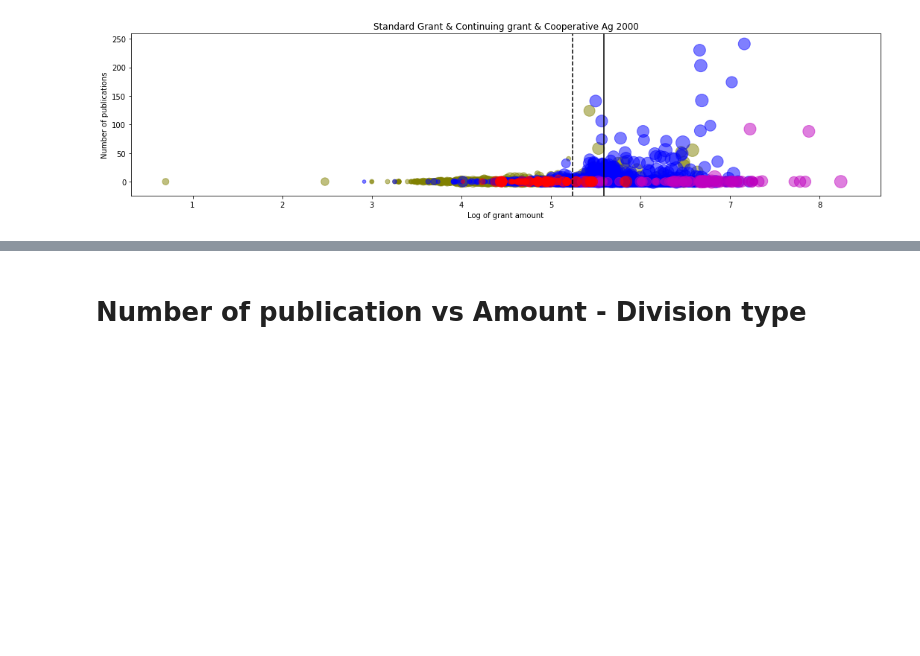
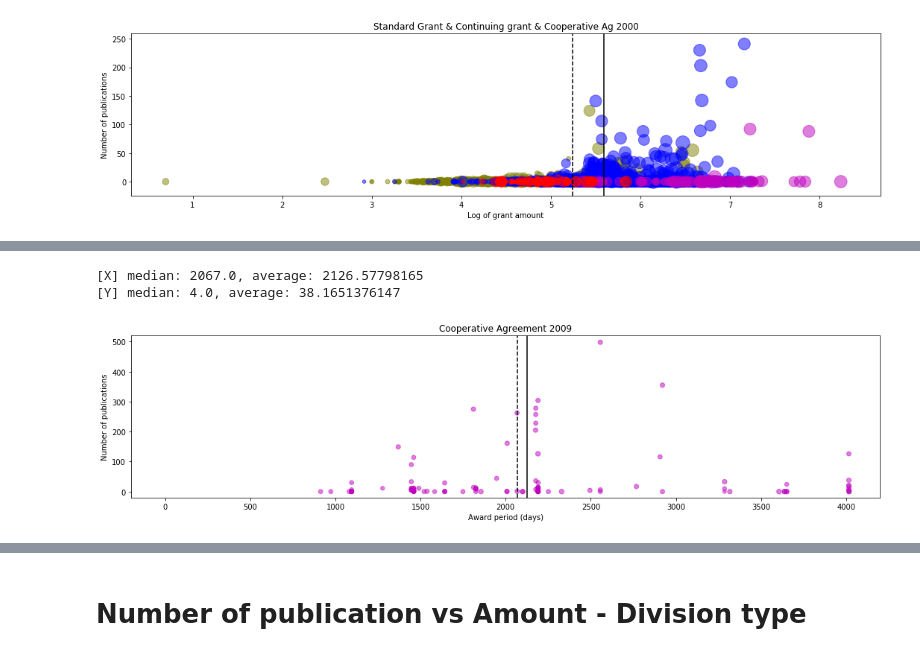
Before and after one commit to shinminjeong/citetrends, a Jupyter notebook: grantpub/nsf_grant_plot.ipynb, the cells around one changed output, grey strips where cells are left out. Drawn from its saved outputs; the diff is of its cells as text; code cells hidden in the pictures; blank space fills up the shorter version.

```diff
--- a/grantpub/nsf_grant_plot.ipynb
+++ b/grantpub/nsf_grant_plot.ipynb
@@ -194,0 +247,6 @@ numpub_amount_plot(2000, ["Standard Grant", "Continuing grant", "Cooperative Agr
+# %%
+numpub_duration_plot("type", 2009, grant_types, ["Cooperative Agreement"], xlim=[-200,4200], ylim=[-20,520])
+# %% [output]
+[X] median: 2067.0, average: 2126.57798165
+[Y] median: 4.0, average: 38.1651376147
+[figure, added]
```
Also changed, not shown: parts of 12 cells of this notebook.
